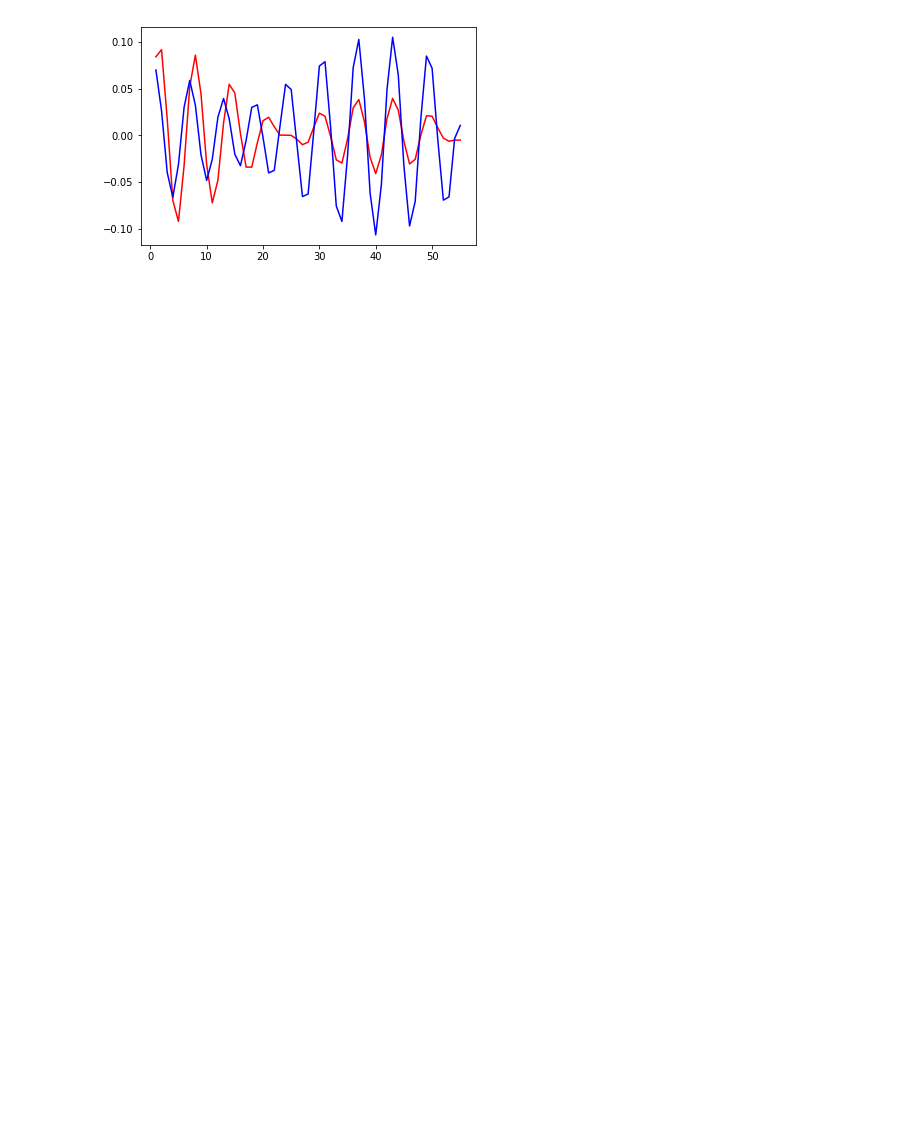
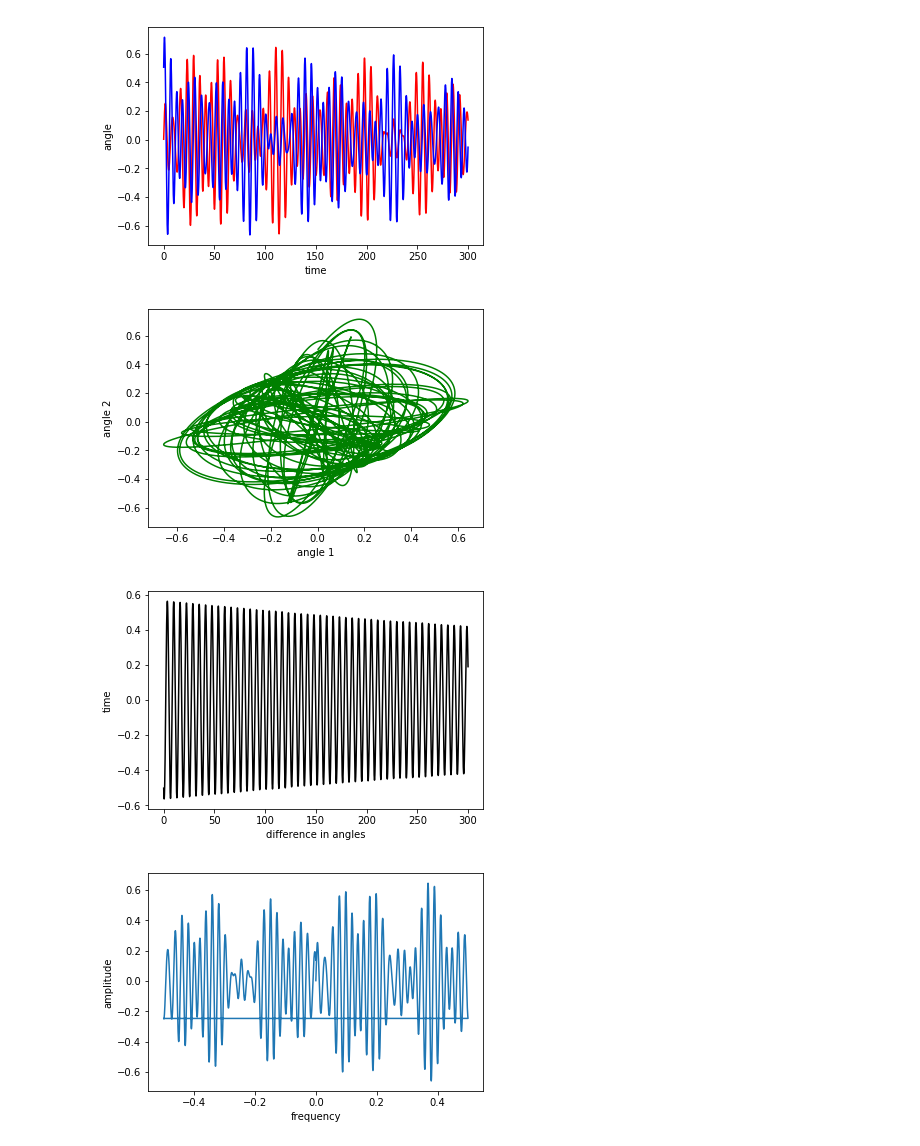
Before and after one commit to snielsen221b/ChaosClocksComputerVision, a Jupyter notebook: EscapementIntegration.ipynb, the cells around one changed output. Saved outputs shown, nothing was run; the diff lists cells and outputs as text; code cells hidden in the pictures; blank space fills up the shorter version.

```diff
--- a/EscapementIntegration.ipynb
+++ b/EscapementIntegration.ipynb
@@ -138,7 +123,3 @@ def force_escape(theta, omega):
     if (theta > theta1 and theta < theta2 and np.sign(omega)>0):  # if we are in range of the kick
         F = 1;              # kick in direction we are going
     return F
-# %%
-double_pendulum()
-# %% [output]
-[figure, removed]
@@ -144,0 +148,30 @@ double_pendulum()
+# %%
+plt.plot(t, theta_1, 'r', t, theta_2, 'b')
+plt.xlabel('time')
+plt.ylabel('angle')
+plt.show()
+
+plt.plot(theta_1, theta_2, 'g')
+plt.xlabel('angle 1')
+plt.ylabel('angle 2')
+plt.show()
+
+theta_diff = map(operator.sub, theta_1, theta_2)
+
+plt.plot(t, theta_diff, 'k')
+plt.ylabel('time')
+plt.xlabel('difference in angles')
+plt.show()
+
+freq_theta_1 = np.fft.fft(theta_1)
+freq = np.fft.fftfreq(t.shape[-1])
+
+plt.plot(freq, freq_theta_1.real)
+plt.ylabel('amplitude')
+plt.xlabel('frequency')
+plt.show()
+# %% [output]
+[figure, added]
+[figure, added]
+[figure, added]
+[figure, added]
```
Also changed, not shown: parts of 2 cells of this notebook, 1 other file.
